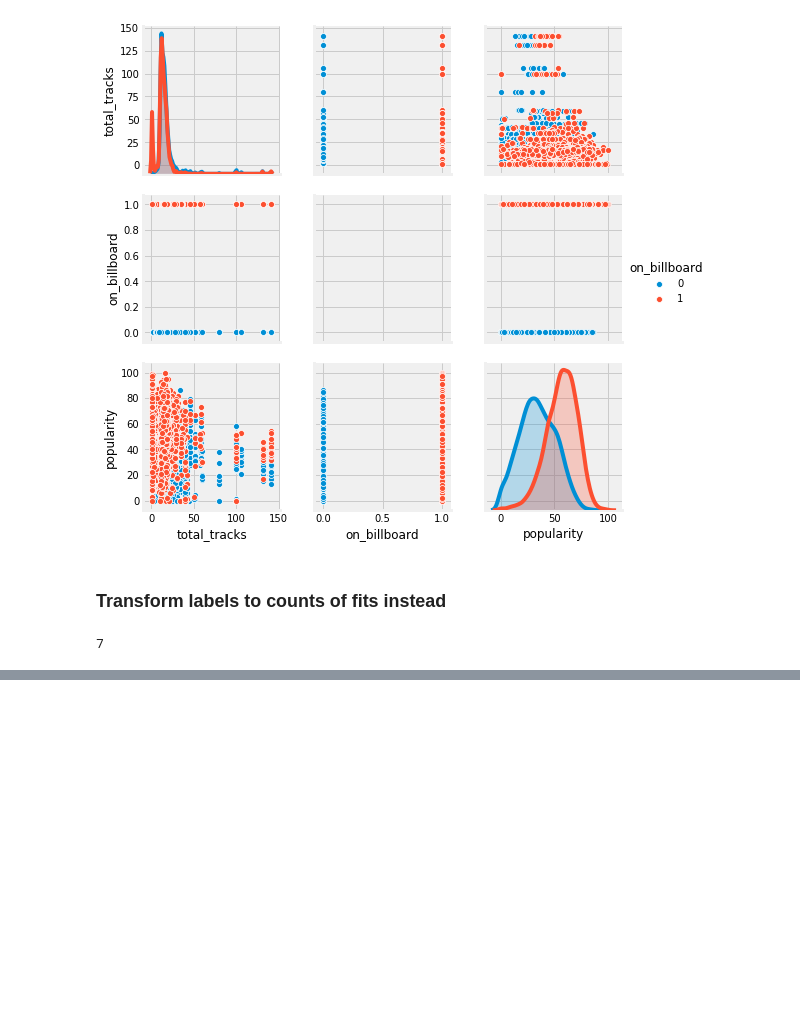
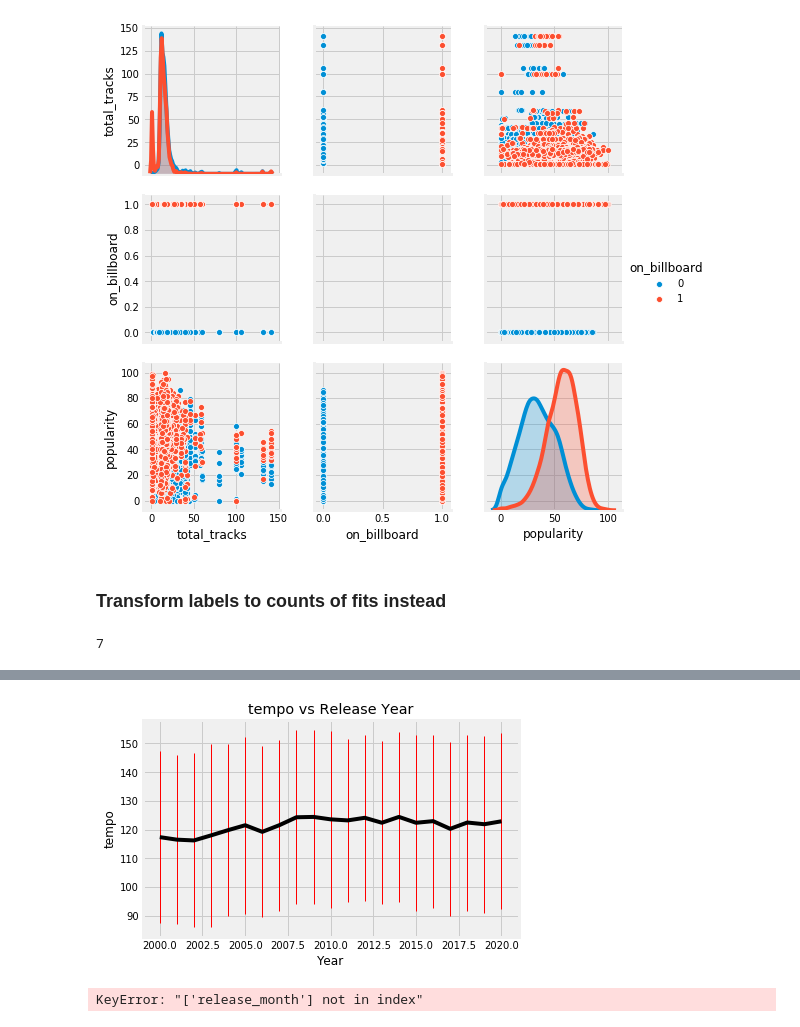
Before and after one commit to Greenford/billboard, a Jupyter notebook: pipe.ipynb, the cells around one changed output, grey strips where cells are left out. Drawn from its saved outputs; the diff is of its cells as text; code cells hidden in the pictures; blank space fills up the shorter version.

```diff
--- a/pipe.ipynb
+++ b/pipe.ipynb
@@ -289,0 +287,7 @@ Name: label, Length: 13501, dtype: int64
+# %%
+bbd = pipe.BillboardData()
+df1 = bbd.df.copy()
+bbd.transform_for_models()
+df2 = bbd.df.copy()
+bbd.transform_label_to_labelhitcount()
+df3 = bbd.df.copy()
@@ -289,0 +300,34 @@ Name: label, Length: 13501, dtype: int64
+# %%
+style={
+    'color':'black',
+    'ecolor':'red',
+    'elinewidth':1,
+}
+def plotbyyear(df, col, axx=None):
+    gb = df[['release_year', col]].groupby('release_year')
+    mu = gb.mean()
+    s = gb.std()
+    if not axx:
+        _, axx = plt.subplots()
+    axx.errorbar(mu.index, mu.values, yerr=s.values, **style)
+    axx.set_title(f'{col} vs Release Year')
+    axx.set_xlabel('Year')
+    axx.set_ylabel(col)
+def plotbymonth(df, col, axx=None):
+    gb = df[['month', col]].groupby('month')
+    mu = gb.mean()
+    s = gb.std()
+    if not axx:
+        _, axx = plt.subplots()
+    axx.set_title(f'{col} vs Release Month')
+    axx.set_xlabel('Year')
+    axx.set_ylabel(col)
+    axx.errorbar(mu.index, mu.values, yerr=s.values, **style)
+# %%
+plotbyyear(df3[df3.release_year>=2000], 'tempo', None)
+# %% [output]
+[figure, added]
+# %%
+plotbymonth(df1[df1.release_date>='1999'], 'tempo', None)
+# %% [output]
+KeyError: "['release_month'] not in index"
```
Also changed, not shown: parts of 20 cells of this notebook, 3 other files.
